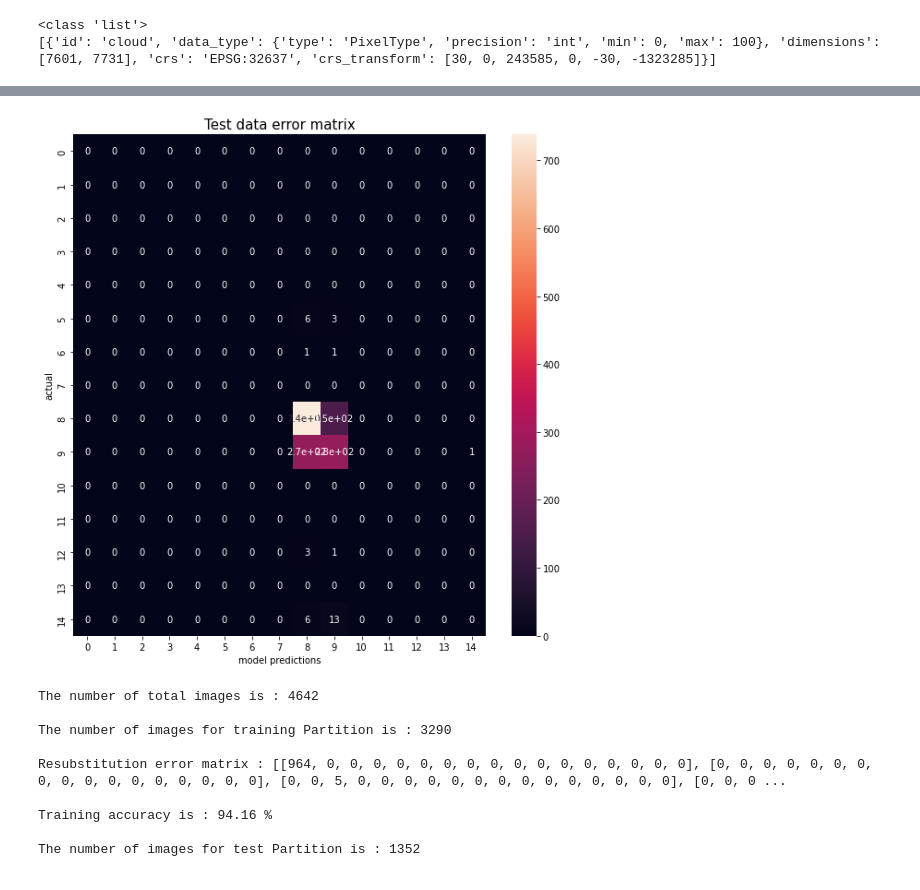
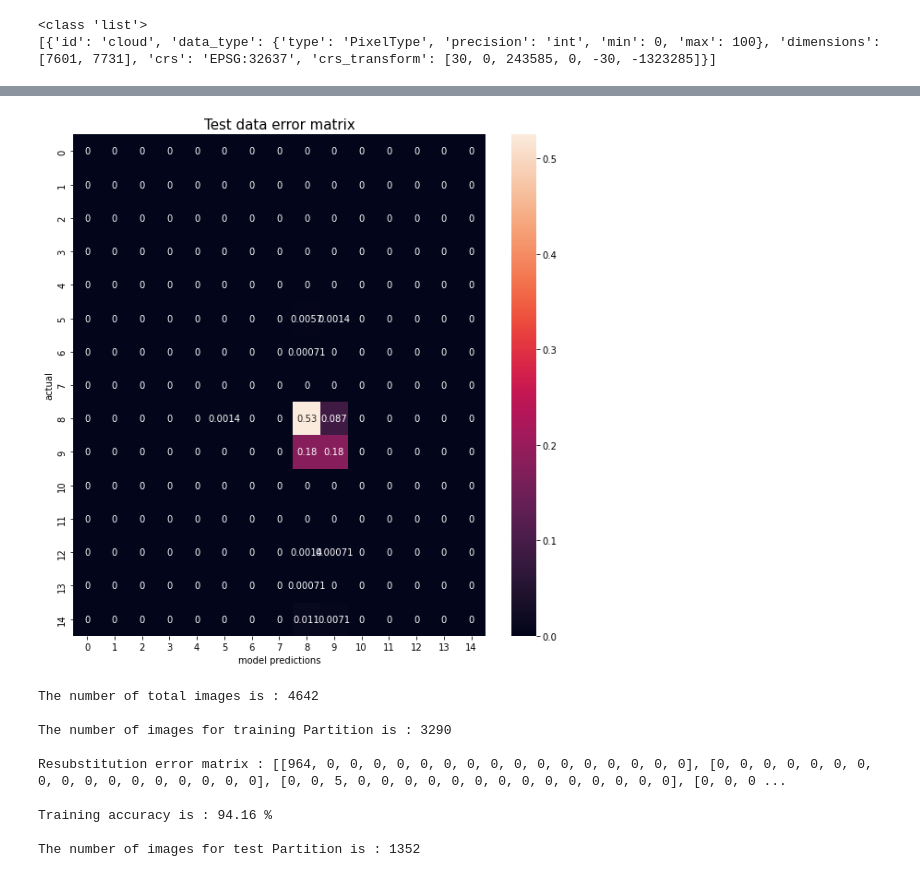
Before and after one commit to https-github-com-Engelbert107/Land_surface_classification_malawi_mozambique, a Jupyter notebook: Notebooks/classification_mozambique.ipynb, the cells around one changed output, grey strips where cells are left out. Cells and saved outputs as stored; diff of their text form; code cells hidden in the pictures.

```diff
--- a/Notebooks/classification_mozambique.ipynb
+++ b/Notebooks/classification_mozambique.ipynb
@@ -244,13 +244,13 @@ plt.title("Training data confusion matrix", fontsize=15);
 # %%
-testEM = testErrorMat
+testEM_L8 = testErrorMat/testingPartition.size().getInfo()
 
 fig, ax = plt.subplots(1, figsize=(10,10))
-sns.heatmap(testEM, annot=True)
+sns.heatmap(testEM_L8, annot=True)
 ax.set_xlabel('model predictions', fontsize=10)
 ax.set_ylabel('actual', fontsize=10)
 plt.title("Test data error matrix", fontsize=15);
 # %% [output]
-[figure, old version]
+[figure, new version]
 # %%
 # Define a region of interest as a rectangle.  Change the coordinates
 # to get a classification of any place where there is imagery.
```
Also changed, not shown: parts of 4 cells of this notebook.
